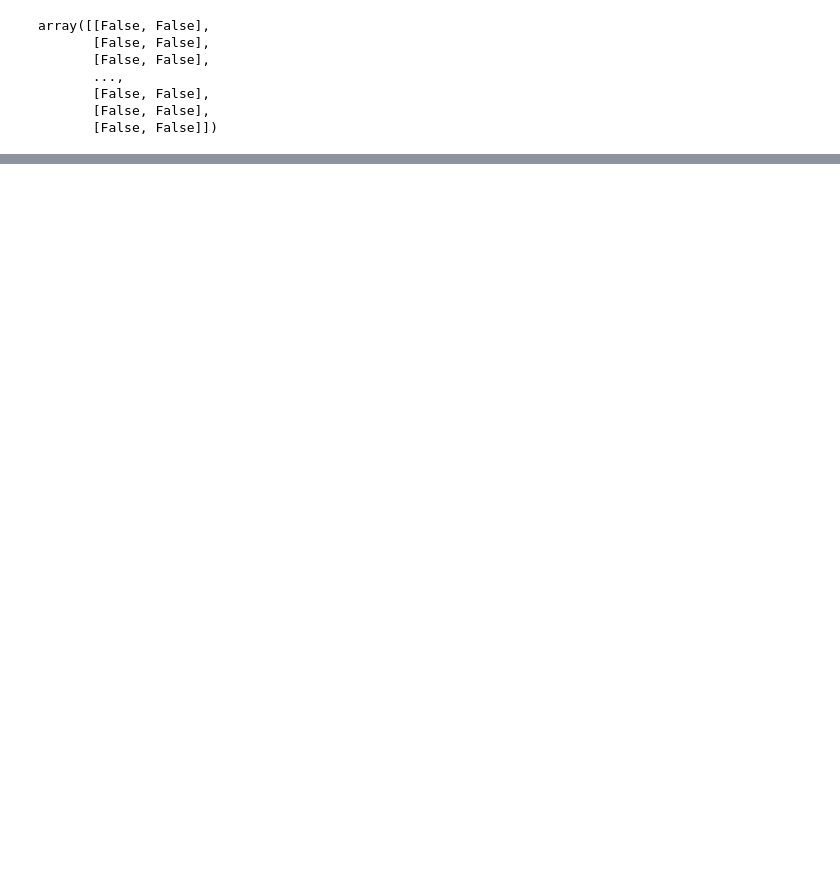
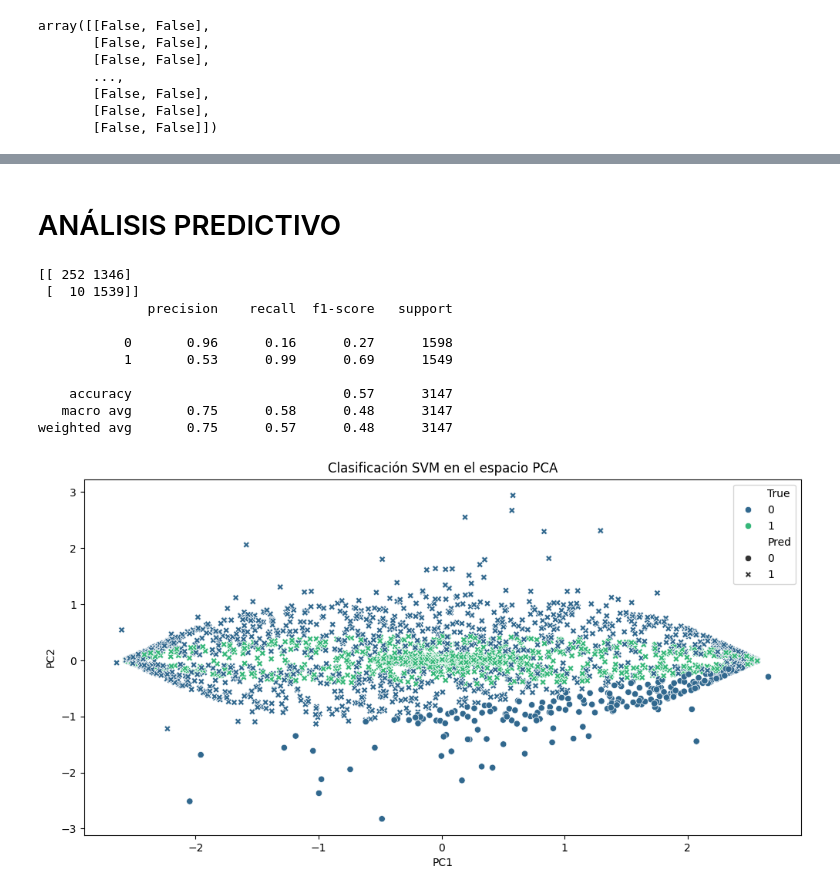
Before and after one commit to IvanAOrtiz/RETO_OndasGravitacionales, a Jupyter notebook: RetoTOPO.ipynb, the cells around one changed output, grey strips where cells are left out. Drawn from its saved outputs; the diff is of its cells as text; code cells hidden in the pictures; blank space fills up the shorter version.

```diff
--- a/RetoTOPO.ipynb
+++ b/RetoTOPO.ipynb
@@ -206,0 +263,54 @@ plot_persistence_diagram(persistence_filtered_signal, "Diagrama de Persistencia
+# %% [markdown]
+# ANÁLISIS PREDICTIVO
+# %%
+from sklearn.model_selection import train_test_split
+from sklearn.svm import SVC
+from sklearn.metrics import classification_report, confusion_matrix
+
+# Preparación de los datos
+X = df_combined_scaled
+y = df_combined['Type'].apply(lambda x: 1 if x == 'Filtered' else 0)  # Convertir las etiquetas a 0 y 1
+
+# División de los datos en entrenamiento y prueba
+X_train, X_test, y_train, y_test = train_test_split(X, y, test_size=0.3, random_state=42)
+
+# Entrenamiento del modelo SVM
+svm_model = SVC(kernel='linear')
+svm_model.fit(X_train, y_train)
+
+# Predicción y evaluación
+y_pred = svm_model.predict(X_test)
+print(confusion_matrix(y_test, y_pred))
+print(classification_report(y_test, y_pred))
+
+# Visualización del modelo SVM en el espacio PCA
+pca_svm = PCA(n_components=2)
+X_pca_train = pca_svm.fit_transform(X_train)
+X_pca_test = pca_svm.transform(X_test)
+
+svm_model_pca = SVC(kernel='linear')
+svm_model_pca.fit(X_pca_train, y_train)
+y_pred_pca = svm_model_pca.predict(X_pca_test)
+
+df_pca_test = pd.DataFrame(X_pca_test, columns=['PC1', 'PC2'])
+df_pca_test['True'] = y_test.values
+df_pca_test['Pred'] = y_pred_pca
+
+plt.figure(figsize=(12, 6))
+sns.scatterplot(x='PC1', y='PC2', hue='True', data=df_pca_test, palette='viridis', style='Pred', markers=["o", "X"])
+plt.title('Clasificación SVM en el espacio PCA')
+plt.xlabel('PC1')
+plt.ylabel('PC2')
+plt.show()
+# %% [output]
+[[ 252 1346]
+ [  10 1539]]
+              precision    recall  f1-score   support
+
+           0       0.96      0.16      0.27      1598
+           1       0.53      0.99      0.69      1549
+
+    accuracy                           0.57      3147
+   macro avg       0.75      0.58      0.48      3147
+weighted avg       0.75      0.57      0.48      3147
+[figure, added]
```
Also changed, not shown: parts of 16 cells of this notebook.
